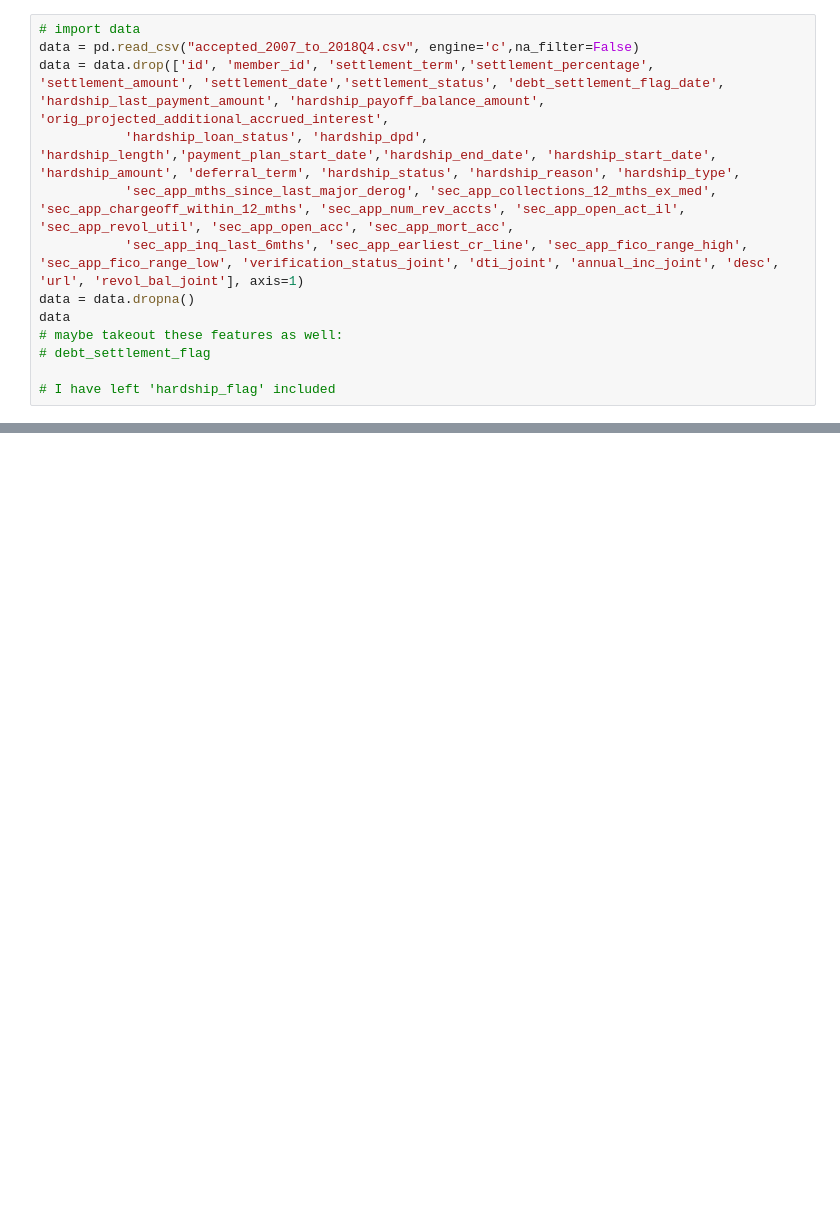
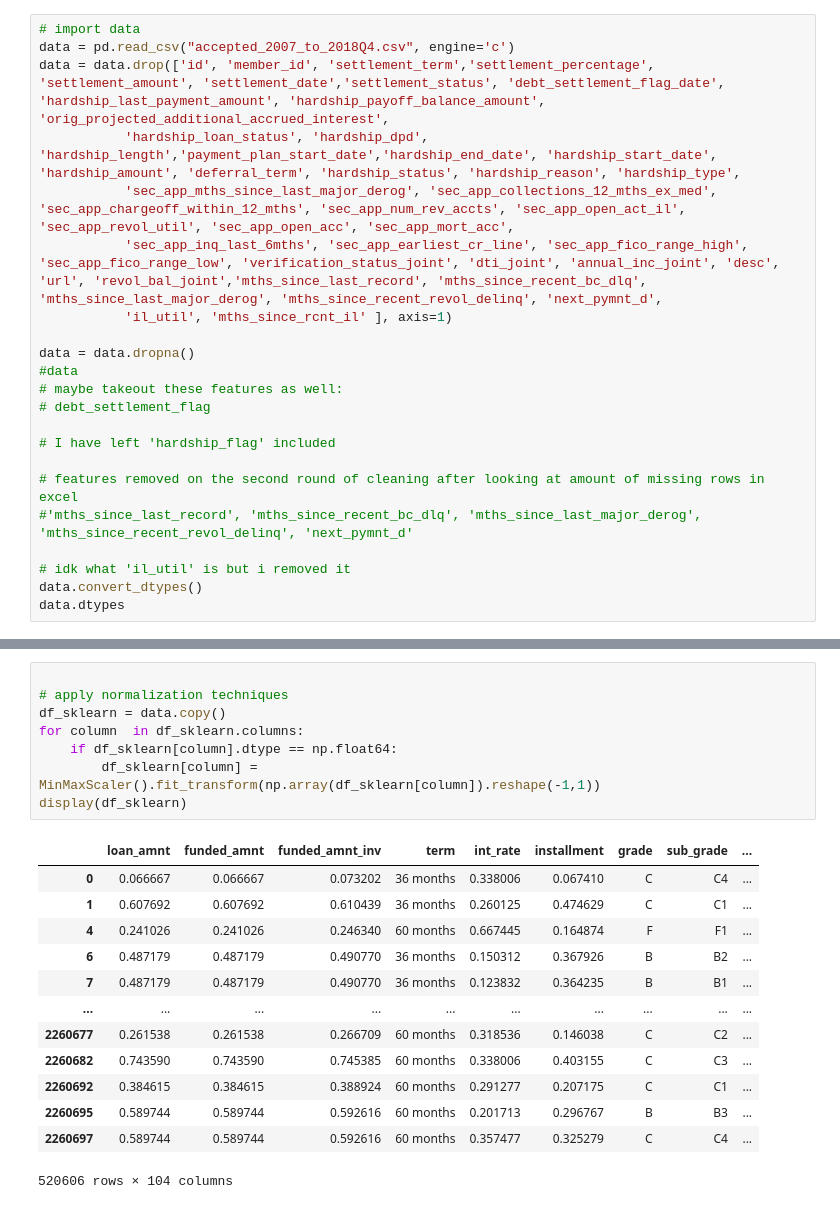
Before and after one commit to Zach-schwark/Honours-Research, a Jupyter notebook: Data/data_preprocessing.ipynb, the cells around one changed output, grey strips where cells are left out. Cells and saved outputs as stored; diff of their text form; blank space fills up the shorter version.

Commit message:
add intitial normalization and discretization, remove more features

```diff
--- a/Data/data_preprocessing.ipynb
+++ b/Data/data_preprocessing.ipynb
@@ -6,14 +7,23 @@ from sklearn.preprocessing import MinMaxScaler
 # %%
 # import data
-data = pd.read_csv("accepted_2007_to_2018Q4.csv", engine='c',na_filter=False)
+data = pd.read_csv("accepted_2007_to_2018Q4.csv", engine='c')
 data = data.drop(['id', 'member_id', 'settlement_term','settlement_percentage', 'settlement_amount', 'settlement_date','settlement_status', 'debt_settlement_flag_date', 'hardship_last_payment_amount', 'hardship_payoff_balance_amount', 'orig_projected_additional_accrued_interest',
            'hardship_loan_status', 'hardship_dpd', 'hardship_length','payment_plan_start_date','hardship_end_date', 'hardship_start_date', 'hardship_amount', 'deferral_term', 'hardship_status', 'hardship_reason', 'hardship_type',
            'sec_app_mths_since_last_major_derog', 'sec_app_collections_12_mths_ex_med', 'sec_app_chargeoff_within_12_mths', 'sec_app_num_rev_accts', 'sec_app_open_act_il', 'sec_app_revol_util', 'sec_app_open_acc', 'sec_app_mort_acc',
-           'sec_app_inq_last_6mths', 'sec_app_earliest_cr_line', 'sec_app_fico_range_high', 'sec_app_fico_range_low', 'verification_status_joint', 'dti_joint', 'annual_inc_joint', 'desc', 'url', 'revol_bal_joint'], axis=1)
+           'sec_app_inq_last_6mths', 'sec_app_earliest_cr_line', 'sec_app_fico_range_high', 'sec_app_fico_range_low', 'verification_status_joint', 'dti_joint', 'annual_inc_joint', 'desc', 'url', 'revol_bal_joint','mths_since_last_record', 'mths_since_recent_bc_dlq', 'mths_since_last_major_derog', 'mths_since_recent_revol_delinq', 'next_pymnt_d',
+           'il_util', 'mths_since_rcnt_il' ], axis=1)
+
 data = data.dropna()
-data
+#data
 # maybe takeout these features as well:
 # debt_settlement_flag
 
 # I have left 'hardship_flag' included
+
+# features removed on the second round of cleaning after looking at amount of missing rows in excel
+#'mths_since_last_record', 'mths_since_recent_bc_dlq', 'mths_since_last_major_derog', 'mths_since_recent_revol_delinq', 'next_pymnt_d'
+
+# idk what 'il_util' is but i removed it
+data.convert_dtypes()
+data.dtypes
 # %% [output]
@@ -32,0 +58,22 @@ data
+# %%
+
+# apply normalization techniques
+df_sklearn = data.copy()
+for column  in df_sklearn.columns:
+    if df_sklearn[column].dtype == np.float64:
+        df_sklearn[column] = MinMaxScaler().fit_transform(np.array(df_sklearn[column]).reshape(-1,1))
+display(df_sklearn)
+# %% [output]
+|  | loan_amnt | funded_amnt | funded_amnt_inv | term | int_rate | installment | grade | sub_grade | ... |
+| 0 | 0.066667 | 0.066667 | 0.073202 | 36 months | 0.338006 | 0.067410 | C | C4 | ... |
+| 1 | 0.607692 | 0.607692 | 0.610439 | 36 months | 0.260125 | 0.474629 | C | C1 | ... |
+| 4 | 0.241026 | 0.241026 | 0.246340 | 60 months | 0.667445 | 0.164874 | F | F1 | ... |
+| 6 | 0.487179 | 0.487179 | 0.490770 | 36 months | 0.150312 | 0.367926 | B | B2 | ... |
+| 7 | 0.487179 | 0.487179 | 0.490770 | 36 months | 0.123832 | 0.364235 | B | B1 | ... |
+| ... | ... | ... | ... | ... | ... | ... | ... | ... | ... |
+| 2260677 | 0.261538 | 0.261538 | 0.266709 | 60 months | 0.318536 | 0.146038 | C | C2 | ... |
+| 2260682 | 0.743590 | 0.743590 | 0.745385 | 60 months | 0.338006 | 0.403155 | C | C3 | ... |
+| 2260692 | 0.384615 | 0.384615 | 0.388924 | 60 months | 0.291277 | 0.207175 | C | C1 | ... |
+| 2260695 | 0.589744 | 0.589744 | 0.592616 | 60 months | 0.201713 | 0.296767 | B | B3 | ... |
+| 2260697 | 0.589744 | 0.589744 | 0.592616 | 60 months | 0.357477 | 0.325279 | C | C4 | ... |
+520606 rows × 104 columns
```
Also changed, not shown: parts of 4 cells of this notebook.
